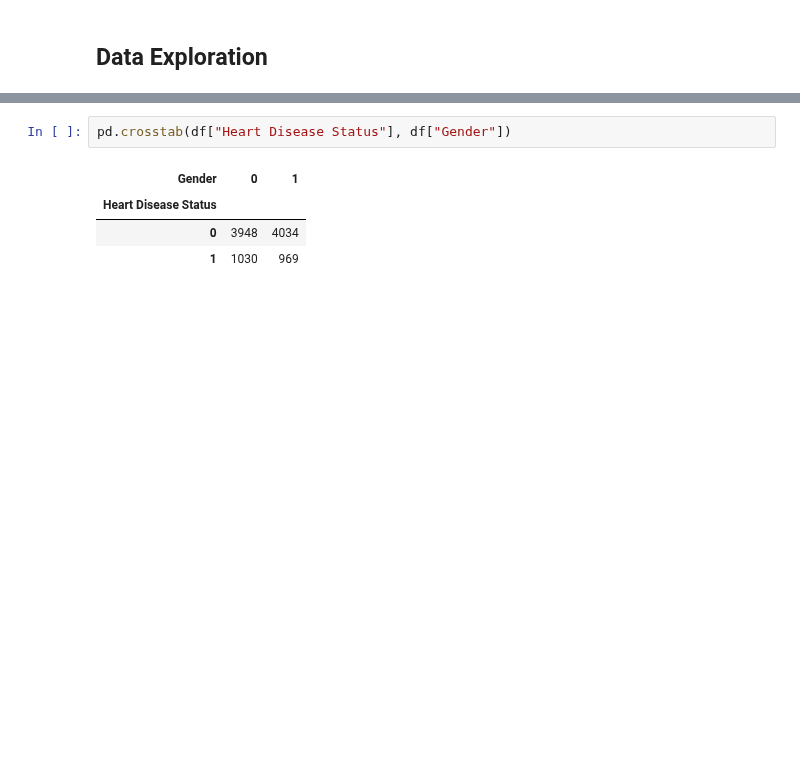
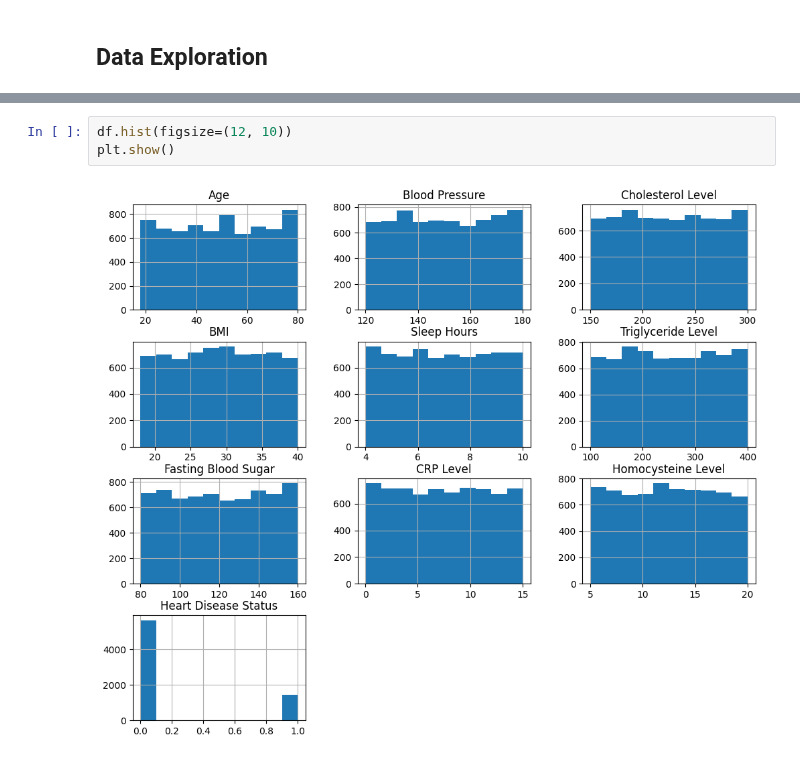
Before and after one commit to ingGibran/Deep-Learning-Notes, a Jupyter notebook: ML Proyects/heart-disease-classification.ipynb, the cells around one changed output, grey strips where cells are left out. Cells and saved outputs as stored; diff of their text form; blank space fills up the shorter version.

```diff
--- a/ML Proyects/heart-disease-classification.ipynb
+++ b/ML Proyects/heart-disease-classification.ipynb
@@ -129,8 +157,6 @@ np.float64(49.296259151539466)
-# %%
-pd.crosstab(df["Heart Disease Status"], df["Gender"])
-# %% [output]
-| Gender | 0 | 1 |
-| Heart Disease Status |  |  |
-| 0 | 3948 | 4034 |
-| 1 | 1030 | 969 |
+# %%
+df.hist(figsize=(12, 10))
+plt.show()
+# %% [output]
+[figure, added]
 # %%
```
Also changed, not shown: parts of 33 cells of this notebook.
